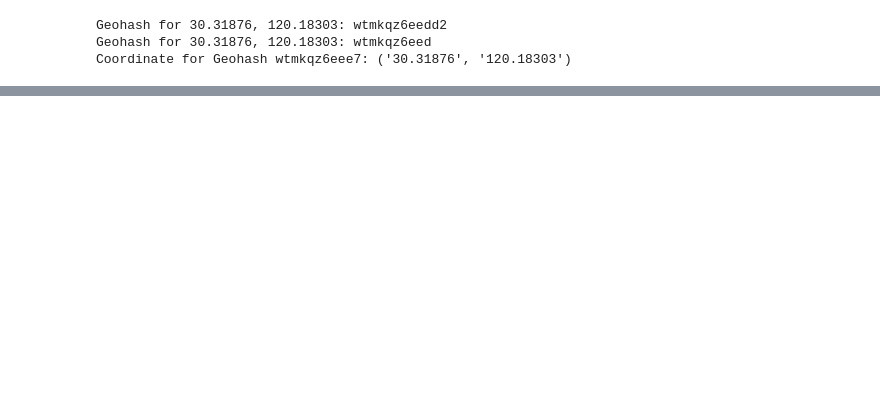
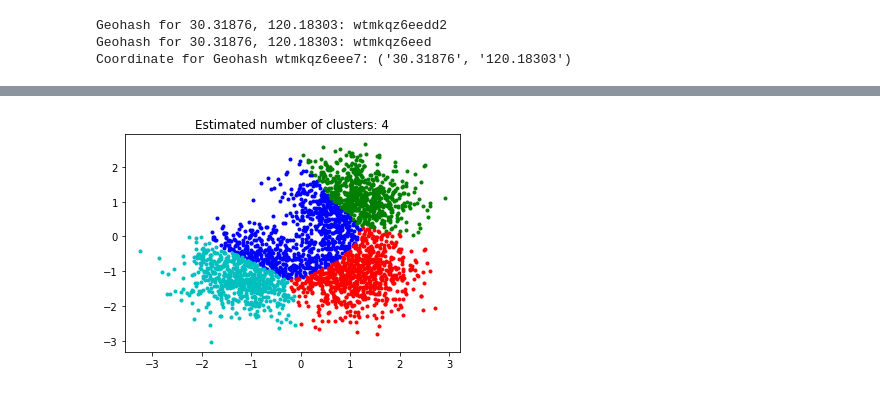
Before and after one commit to jxeditor/LearnDemo, a Jupyter notebook: VSDemo/py.ipynb, the cells around one changed output, grey strips where cells are left out. Cells and saved outputs as stored; diff of their text form; code cells hidden in the pictures; blank space fills up the shorter version.

Commit message:
sklearn

```diff
--- a/VSDemo/py.ipynb
+++ b/VSDemo/py.ipynb
@@ -71,0 +76,39 @@ number of estimated clusters : 3
+# %%
+# Spectral Clustering
+from sklearn.datasets import make_blobs
+from sklearn.cluster import spectral_clustering
+import numpy as np
+import matplotlib.pyplot as plt
+from sklearn import metrics
+from itertools import cycle  ##python自带的迭代器模块
+
+##产生随机数据的中心
+centers = [[1, 1], [-1, -1], [1, -1]]
+##产生的数据个数
+n_samples=3000
+##生产数据
+X, lables_true = make_blobs(n_samples=n_samples, centers= centers, cluster_std=0.6,
+                  random_state =0)
+
+##变换成矩阵，输入必须是对称矩阵
+metrics_metrix = (-1 * metrics.pairwise.pairwise_distances(X)).astype(np.int32)
+metrics_metrix += -1 * metrics_metrix.min()
+##设置谱聚类函数
+n_clusters_= 4
+lables = spectral_clustering(metrics_metrix,n_clusters=n_clusters_)
+
+##绘图
+plt.figure(1)
+plt.clf()
+
+colors = cycle('bgrcmykbgrcmykbgrcmykbgrcmyk')
+for k, col in zip(range(n_clusters_), colors):
+    ##根据lables中的值是否等于k，重新组成一个True、False的数组
+    my_members = lables == k
+    ##X[my_members, 0] 取出my_members对应位置为True的值的横坐标
+    plt.plot(X[my_members, 0], X[my_members, 1], col + '.')
+
+plt.title('Estimated number of clusters: %d' % n_clusters_)
+plt.show()
+# %% [output]
+[figure, added]
```
Also changed, not shown: parts of 7 cells of this notebook.
